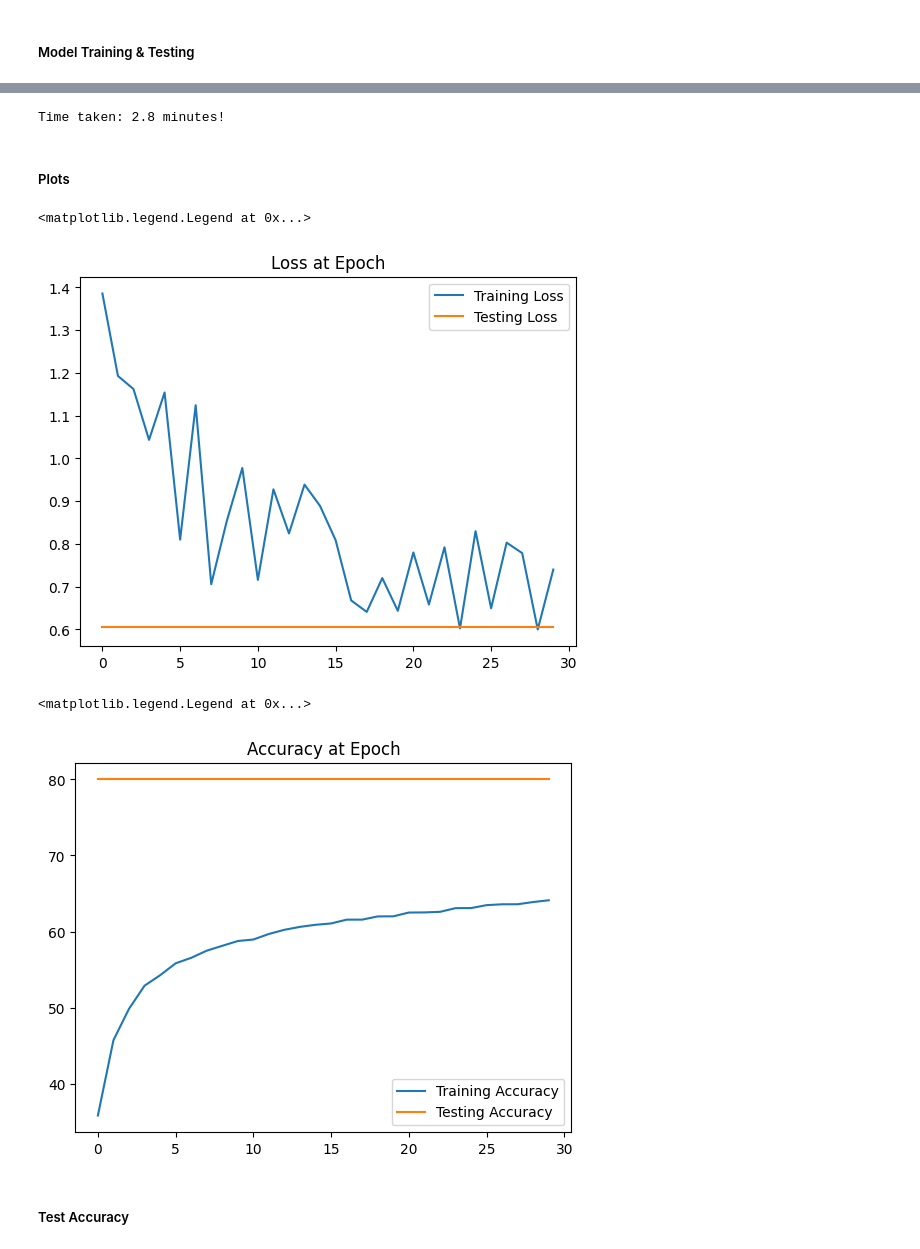
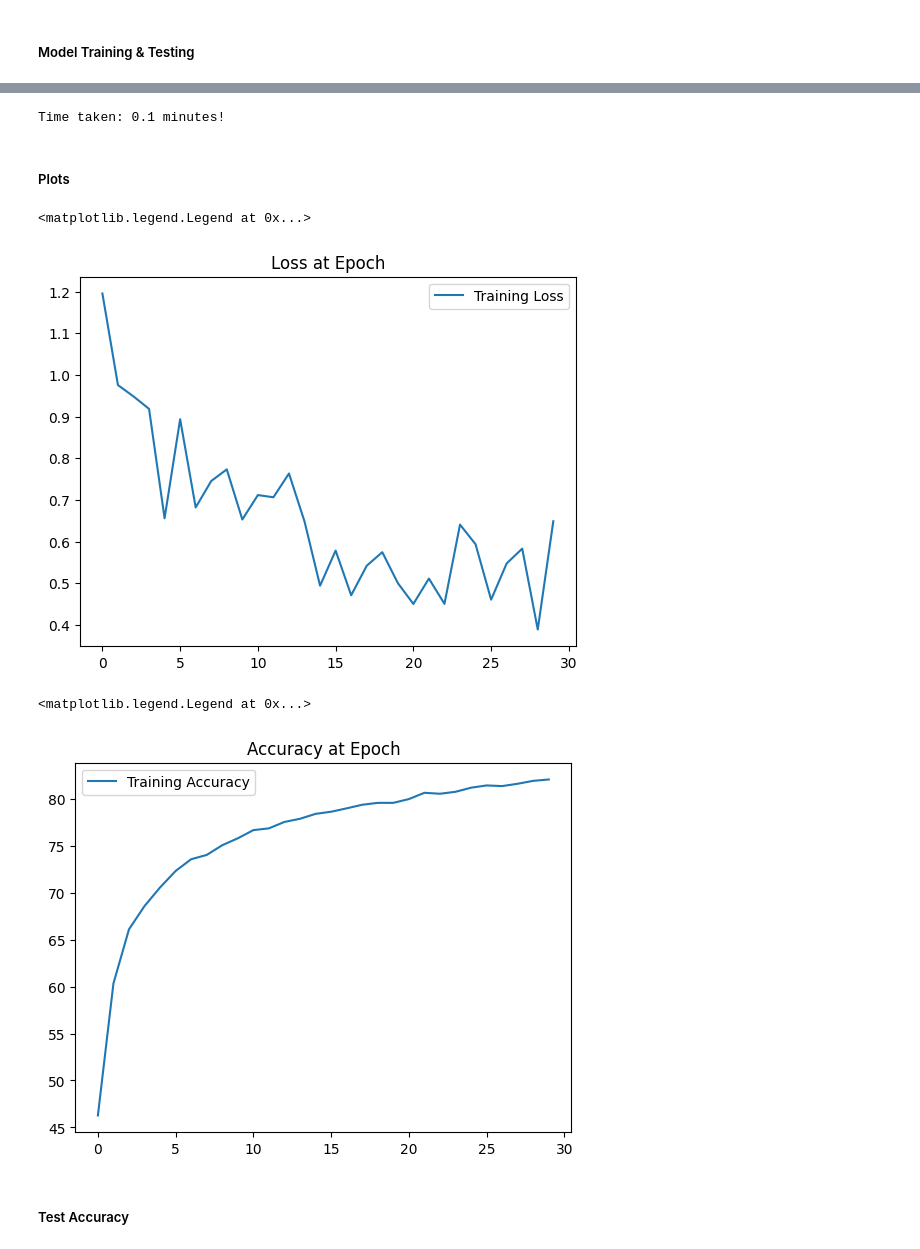
Before and after one commit to rrankawat/pytorch-cnn, a Jupyter notebook: CIFAR_10.ipynb, the cells around one changed output, grey strips where cells are left out. Cells and saved outputs as stored; diff of their text form; code cells hidden in the pictures.

Commit message:
Still working on accuracy

```diff
--- a/CIFAR_10.ipynb
+++ b/CIFAR_10.ipynb
@@ -189,37 +184,34 @@ Time taken: 44.87 minutes!
 # %%
-# Testing Run Epochs
+# Testing
 start_time = time.time()
 
-for epoch in range(epochs):
-  test(model, test_loader, criterion, optimizer)
+test(model, test_loader, criterion, optimizer)
 
 print(f'Time taken: {totalTime(start_time)} minutes!')
 # %% [output]
-Time taken: 2.8 minutes!
+Time taken: 0.1 minutes!
 # %% [markdown]
 ##### Plots
 # %%
-# ------------------------
-# Plot the loss at each Epoch
-# ------------------------
+# -----------------------------
+# Training loss at each Epoch
+# -----------------------------
 plt.plot([loss.detach().numpy() for loss in train_losses], label='Training Loss')
-plt.plot([loss.detach().numpy() for loss in test_losses], label='Testing Loss')
 plt.title('Loss at Epoch')
 plt.legend()
 # %% [output]
 <matplotlib.legend.Legend at 0x...>
-[figure, old version]
+[figure, new version]
 # %%
 # --------------------------------------------
-# Plot the accuracy at the end of each Epoch
+# Training accuracy at the end of each Epoch
 # --------------------------------------------
-plt.plot([t/600 for t in train_correct], label='Training Accuracy')
-plt.plot([t/100 for t in test_correct], label='Testing Accuracy')
+plt.plot([t/500 for t in train_correct], label='Training Accuracy')
 plt.title('Accuracy at Epoch')
 plt.legend()
 # %% [output]
 <matplotlib.legend.Legend at 0x...>
-[figure, old version]
+[figure, new version]
 # %% [markdown]
 ##### Test Accuracy
 # %%
```
Also changed, not shown: parts of 6 cells of this notebook.
